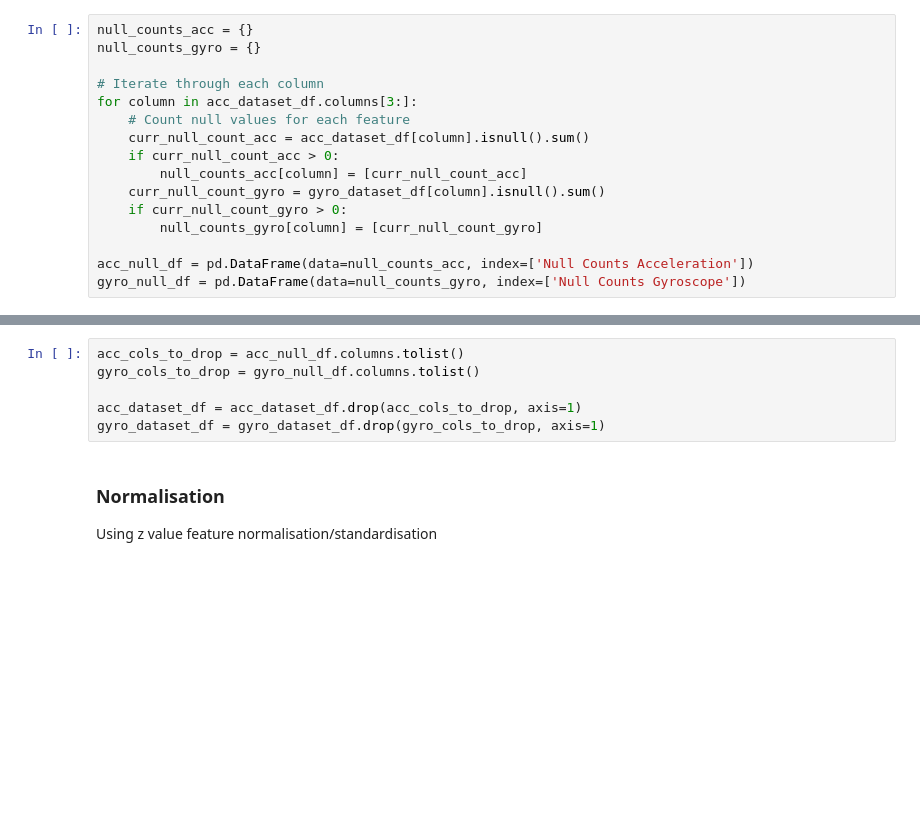
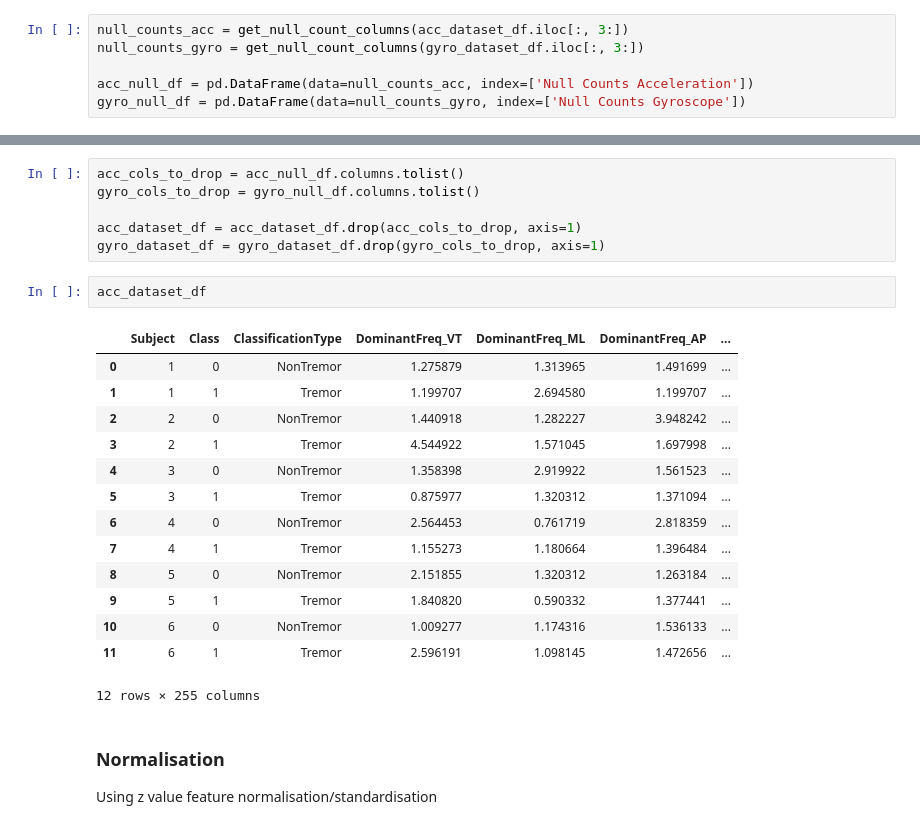
Before and after one commit to Lukas-Jurcaga/tremor-detection-research, a Jupyter notebook: python_scripts/1_data_preprocessing.ipynb, the cells around one changed output, grey strips where cells are left out. Cells and saved outputs as stored; diff of their text form; blank space fills up the shorter version.

```diff
--- a/python_scripts/1_data_preprocessing.ipynb
+++ b/python_scripts/1_data_preprocessing.ipynb
@@ -40,18 +36,8 @@ gyro_dataset_df.head()
 | 4 | 3 | 0 | NonTremor | 5.896973 | 2.951660 | 1.409180 | ... |
 5 rows × 267 columns
 # %%
-null_counts_acc = {}
-null_counts_gyro = {}
-
-# Iterate through each column
-for column in acc_dataset_df.columns[3:]:
-    # Count null values for each feature
-    curr_null_count_acc = acc_dataset_df[column].isnull().sum()
-    if curr_null_count_acc > 0:
-        null_counts_acc[column] = [curr_null_count_acc]
-    curr_null_count_gyro = gyro_dataset_df[column].isnull().sum()
-    if curr_null_count_gyro > 0:
-        null_counts_gyro[column] = [curr_null_count_gyro]
+null_counts_acc = get_null_count_columns(acc_dataset_df.iloc[:, 3:])
+null_counts_gyro = get_null_count_columns(gyro_dataset_df.iloc[:, 3:])
 
 acc_null_df = pd.DataFrame(data=null_counts_acc, index=['Null Counts Acceleration'])
 gyro_null_df = pd.DataFrame(data=null_counts_gyro, index=['Null Counts Gyroscope'])
@@ -103,6 +89,23 @@ gyro_cols_to_drop = gyro_null_df.columns.tolist()
 
 acc_dataset_df = acc_dataset_df.drop(acc_cols_to_drop, axis=1)
 gyro_dataset_df = gyro_dataset_df.drop(gyro_cols_to_drop, axis=1)
+# %%
+acc_dataset_df
+# %% [output]
+|  | Subject | Class | ClassificationType | DominantFreq_VT | DominantFreq_ML | DominantFreq_AP | ... |
+| 0 | 1 | 0 | NonTremor | 1.275879 | 1.313965 | 1.491699 | ... |
+| 1 | 1 | 1 | Tremor | 1.199707 | 2.694580 | 1.199707 | ... |
+| 2 | 2 | 0 | NonTremor | 1.440918 | 1.282227 | 3.948242 | ... |
+| 3 | 2 | 1 | Tremor | 4.544922 | 1.571045 | 1.697998 | ... |
+| 4 | 3 | 0 | NonTremor | 1.358398 | 2.919922 | 1.561523 | ... |
+| 5 | 3 | 1 | Tremor | 0.875977 | 1.320312 | 1.371094 | ... |
+| 6 | 4 | 0 | NonTremor | 2.564453 | 0.761719 | 2.818359 | ... |
+| 7 | 4 | 1 | Tremor | 1.155273 | 1.180664 | 1.396484 | ... |
+| 8 | 5 | 0 | NonTremor | 2.151855 | 1.320312 | 1.263184 | ... |
+| 9 | 5 | 1 | Tremor | 1.840820 | 0.590332 | 1.377441 | ... |
+| 10 | 6 | 0 | NonTremor | 1.009277 | 1.174316 | 1.536133 | ... |
+| 11 | 6 | 1 | Tremor | 2.596191 | 1.098145 | 1.472656 | ... |
+12 rows × 255 columns
 # %% [markdown]
 ### Normalisation
 Using z value feature normalisation/standardisation
```
Also changed, not shown: parts of 5 cells of this notebook, 6 other files.
